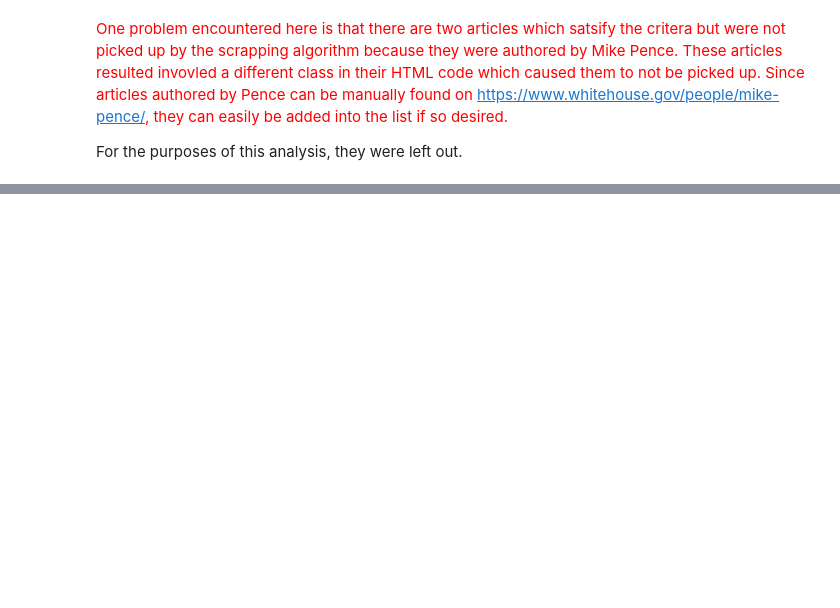
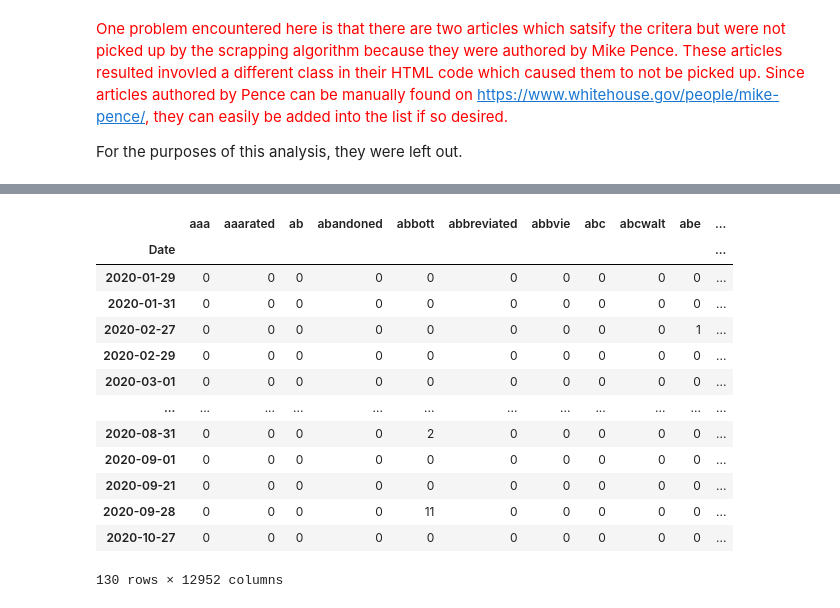
Before and after one commit to ForrestHo/WhiteHouse_COVID_Analysis, a Jupyter notebook: Main.ipynb, the cells around one changed output, grey strips where cells are left out. Saved outputs shown, nothing was run; the diff lists cells and outputs as text; code cells hidden in the pictures; blank space fills up the shorter version.

```diff
--- a/Main.ipynb
+++ b/Main.ipynb
@@ -45,0 +350,22 @@ print(all_links)
+# %%
+# Set index_col=0 if need to import document term matrix
+
+import pandas as pd
+
+dtm = pd.read_csv('document_term_matrix.csv', index_col=0)
+dtm
+# %% [output]
+|  | aaa | aaarated | ab | abandoned | abbott | abbreviated | abbvie | abc | abcwalt | abe | ... |
+| Date |  |  |  |  |  |  |  |  |  |  | ... |
+| 2020-01-29 | 0 | 0 | 0 | 0 | 0 | 0 | 0 | 0 | 0 | 0 | ... |
+| 2020-01-31 | 0 | 0 | 0 | 0 | 0 | 0 | 0 | 0 | 0 | 0 | ... |
+| 2020-02-27 | 0 | 0 | 0 | 0 | 0 | 0 | 0 | 0 | 0 | 1 | ... |
+| 2020-02-29 | 0 | 0 | 0 | 0 | 0 | 0 | 0 | 0 | 0 | 0 | ... |
+| 2020-03-01 | 0 | 0 | 0 | 0 | 0 | 0 | 0 | 0 | 0 | 0 | ... |
+| ... | ... | ... | ... | ... | ... | ... | ... | ... | ... | ... | ... |
+| 2020-08-31 | 0 | 0 | 0 | 0 | 2 | 0 | 0 | 0 | 0 | 0 | ... |
+| 2020-09-01 | 0 | 0 | 0 | 0 | 0 | 0 | 0 | 0 | 0 | 0 | ... |
+| 2020-09-21 | 0 | 0 | 0 | 0 | 0 | 0 | 0 | 0 | 0 | 0 | ... |
+| 2020-09-28 | 0 | 0 | 0 | 0 | 11 | 0 | 0 | 0 | 0 | 0 | ... |
+| 2020-10-27 | 0 | 0 | 0 | 0 | 0 | 0 | 0 | 0 | 0 | 0 | ... |
+130 rows × 12952 columns
```
Also changed, not shown: parts of 35 cells of this notebook.
